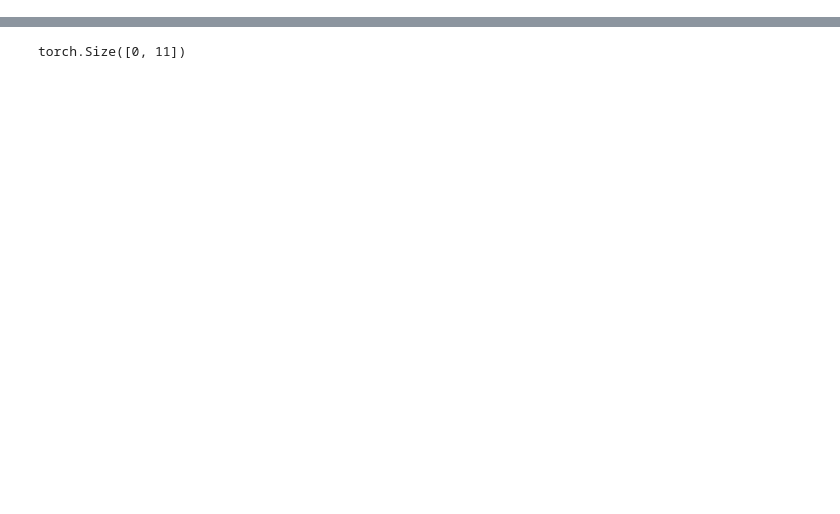
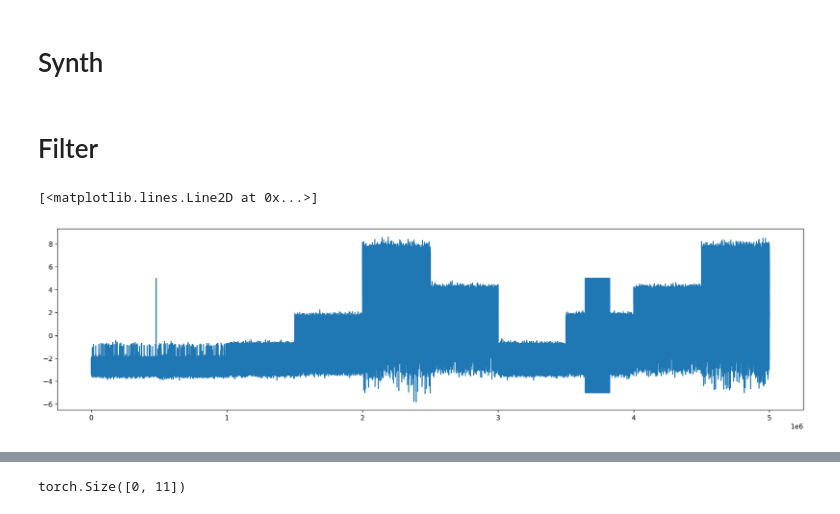
Before and after one commit to antorsae/liverpool-ion-switching, a Jupyter notebook: wavenet_recurrent.ipynb, the cells around one changed output, grey strips where cells are left out. Drawn from its saved outputs; the diff is of its cells as text; code cells hidden in the pictures; blank space fills up the shorter version.

Commit message:
added x synth

```diff
--- a/wavenet_recurrent.ipynb
+++ b/wavenet_recurrent.ipynb
@@ -66,5 +57,5 @@ len(df_train),SEGMENT_SIZE
 # %%
-df_train['open_channels'][2300000:2400000][(df_train['open_channels'][2300000:2400000]==0)]=1
+#df_train['open_channels'][2300000:2400000][(df_train['open_channels'][2300000:2400000]==0)]=1
 # %%
 d_xtra_csvs = {
     1: ['outfinaltest10.csv',  'outfinaltest44.csv',],#  'outfinaltest78.csv',],  'outfinaltest10.csv',  'outfinaltest44.csv'],
@@ -98,0 +79,2 @@ test  =  test.view( test.shape[0],-1,SEGMENT_SIZE)
+# %% [markdown]
+# Synth
@@ -98,0 +94,2 @@ test  =  test.view( test.shape[0],-1,SEGMENT_SIZE)
+# %% [markdown]
+# Filter
@@ -98,0 +103,5 @@ test  =  test.view( test.shape[0],-1,SEGMENT_SIZE)
+# %%
+plt.plot(train[0])
+# %% [output]
+[<matplotlib.lines.Line2D at 0x...>]
+[figure, added]
```
Also changed, not shown: parts of 86 cells of this notebook.
